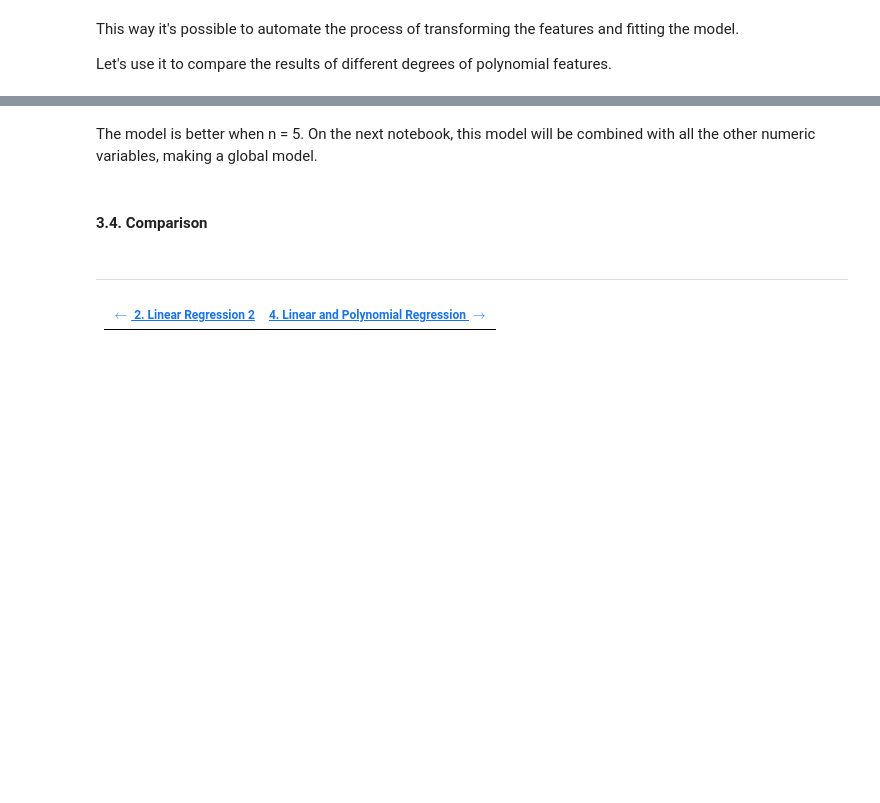
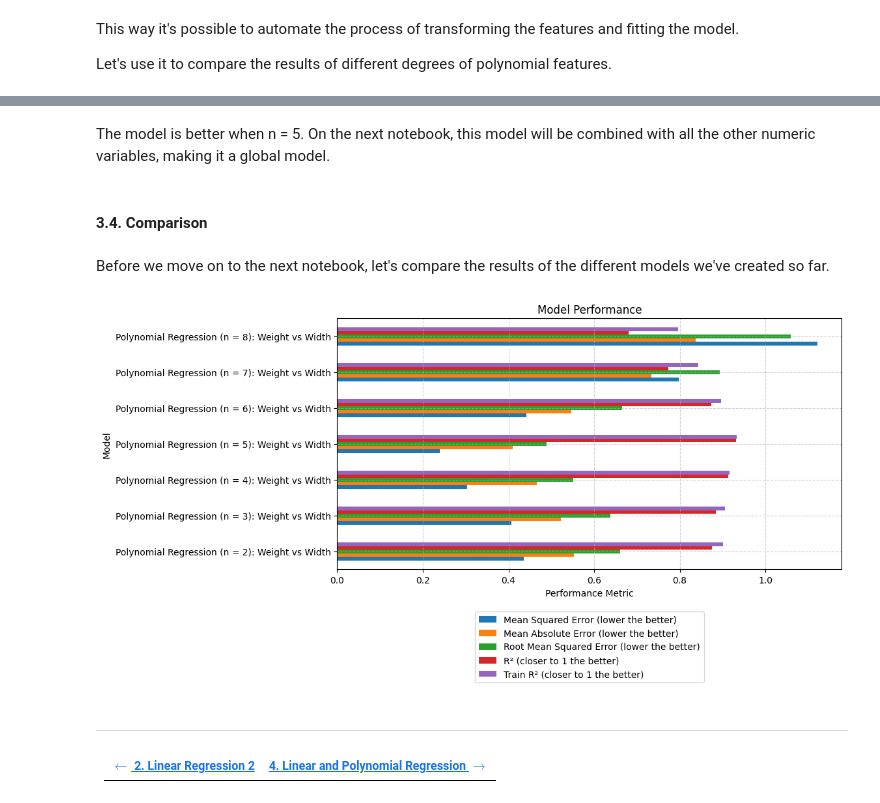
Before and after one commit to joaoalexarruda/fishcatch, a Jupyter notebook: notebooks/n3_polynomial_regression.ipynb, the cells around one changed output, grey strips where cells are left out. Saved outputs shown, nothing was run; the diff lists cells and outputs as text; code cells hidden in the pictures; blank space fills up the shorter version.

```diff
--- a/notebooks/n3_polynomial_regression.ipynb
+++ b/notebooks/n3_polynomial_regression.ipynb
@@ -203,4 +208,4 @@ plt.show()
 # %% [markdown]
-The model is better when n = 5. On the next notebook, this model will be combined with all the other numeric variables, making a global model.
+The model is better when n = 5. On the next notebook, this model will be combined with all the other numeric variables, making it a global model.
 # %% [markdown]
 #### 3.4. Comparison
@@ -213,3 +212,9 @@ The model is better when n = 5. On the next notebook, this model will be combine
+# %% [markdown]
+Before we move on to the next notebook, let's compare the results of the different models we've created so far.
+# %%
+plot_results()
+# %% [output]
+[figure, added]
 # %% [markdown]
 ### <hr>
 
```
Also changed, not shown: parts of 3 cells of this notebook, 1 other file.
